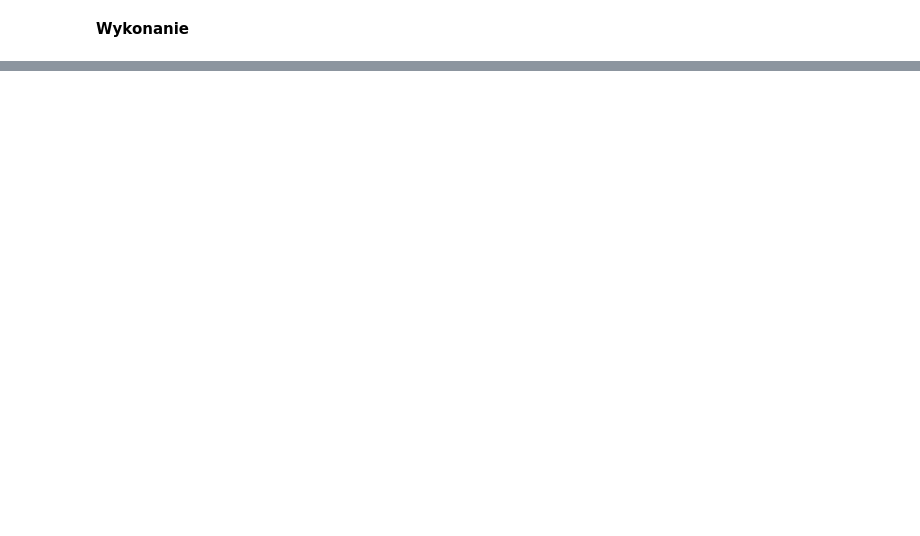
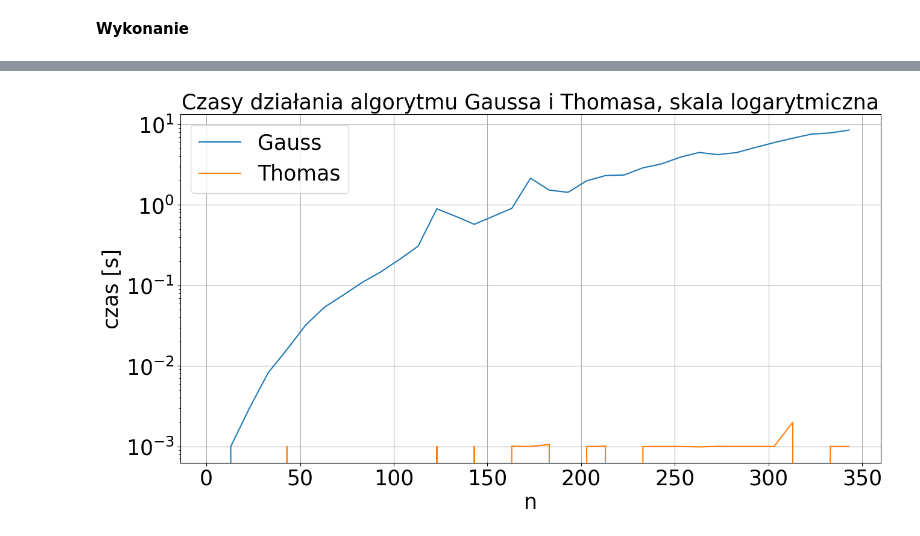
Before and after one commit to Uiskam/MOwNiT_V2, a Jupyter notebook: lab_9/Sulima_6.ipynb, the cells around one changed output, grey strips where cells are left out. Cells and saved outputs as stored; diff of their text form; code cells hidden in the pictures; blank space fills up the shorter version.

```diff
--- a/lab_9/Sulima_6.ipynb
+++ b/lab_9/Sulima_6.ipynb
@@ -287,0 +426,3 @@ perform_tests(get_A2, gauss, include_50_and_100=False)
+# %%
+_, _, thomas_times_32, thomas_times_64 = perform_thomas_tests(get_A3_band, thomas, include_50_and_100=True,
+                                                              mode="band")
@@ -287,0 +453,31 @@ perform_tests(get_A2, gauss, include_50_and_100=False)
+# %%
+def draw_plot_times(domain, float32_results, float64_results, title, x_label="n", y_label="wartości błędu",
+                    scale_type=None,
+                    filename=None, float32_label="float32", float64_label="float64", given_x_ticks=None,
+                    use_x_ticks=False):
+    global sizes
+    x_ticks = sizes
+    if given_x_ticks is not None:
+        x_ticks = given_x_ticks
+    default_font_size = 25
+    legend_font_size = default_font_size
+    title_font_size = default_font_size
+    tick_params_label_size = default_font_size
+    x_y_label_size = default_font_size
+
+    fig, ax = plt.subplots(figsize=(15, 7.5))
+    if scale_type is not None:
+        ax.set_yscale(scale_type)
+    plt.plot(domain, float32_results, label=float32_label)
+    plt.plot(domain, float64_results, label=float64_label)
+    plt.title(title, fontsize=title_font_size)
+    plt.xlabel(x_label, fontsize=x_y_label_size)
+    plt.ylabel(y_label, fontsize=x_y_label_size)
+    plt.legend(fontsize=legend_font_size)
+    ax.tick_params(axis='both', which='major', labelsize=tick_params_label_size)
+    ax.tick_params(axis='both', which='minor', labelsize=tick_params_label_size)
+    if use_x_ticks:
+        plt.xticks(x_ticks[:len(float32_results)])
+    plt.grid(True)
+    plt.savefig(f"plots/{filename}.png")
+    plt.show()
@@ -288,3 +500,16 @@ perform_tests(get_A2, gauss, include_50_and_100=False)
+# %%
+draw_plot_times(domain=range(3, 350, 10),
+                float32_results=gauss_times_64,
+                float32_label="Gauss",
+                float64_results=thomas_times_64,
+                float64_label="Thomas",
+                title=f"Czasy działania algorytmu Gaussa i Thomasa, skala logarytmiczna",
+                x_label="n",
+                y_label="czas [s]",
+                filename=f"thomas_v_gauss_times_log",
+                scale_type="log")
+# %% [output]
+[figure, added]
 # %%
 def investigate_cond_values():
     sizes_to_checkout = [i for i in range(3, 20 + 1)]
```
Also changed, not shown: parts of 17 cells of this notebook, 3 other files.
